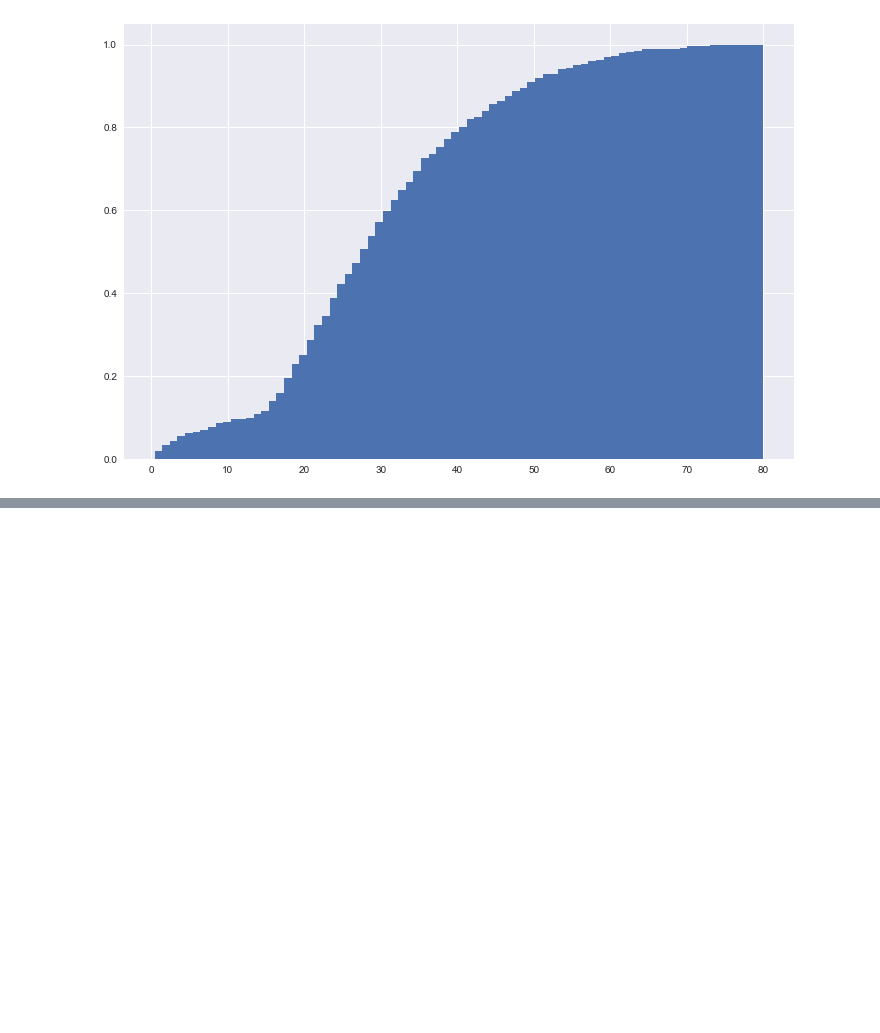
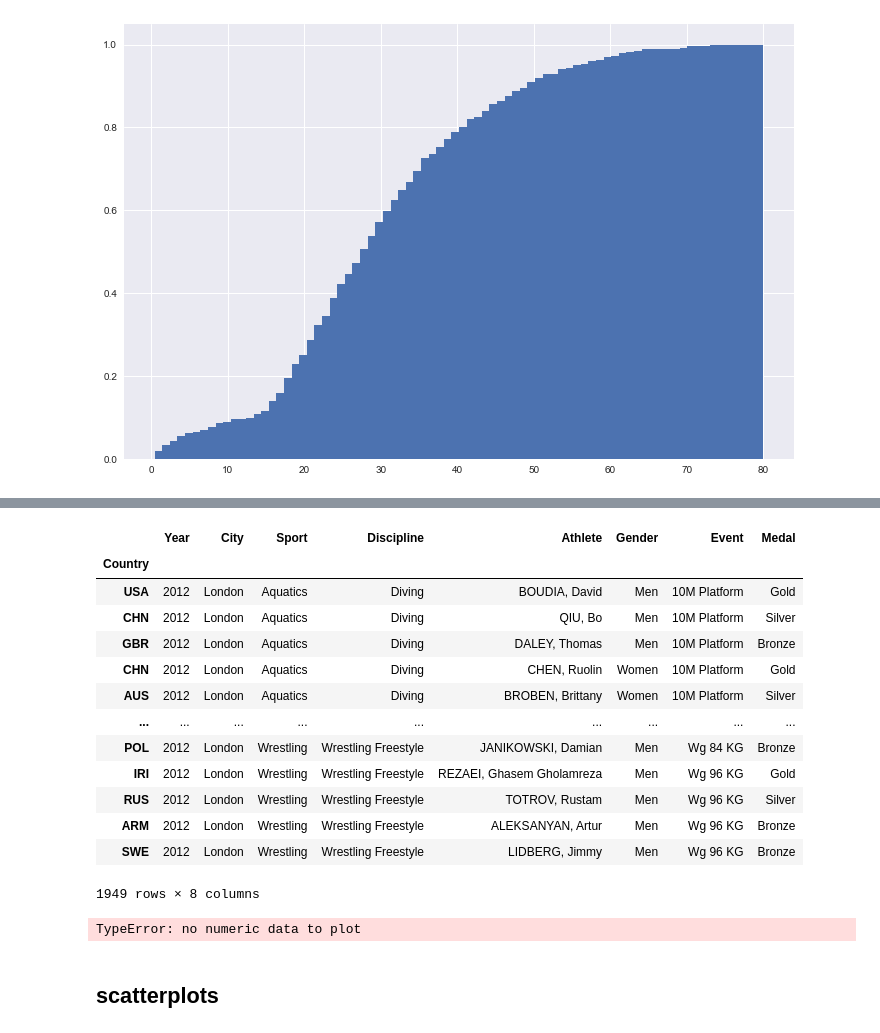
Before and after one commit to HeyThatsViv/Pandas-Udemy-Course, a Jupyter notebook: Vizualization with Matplotlib.ipynb, the cells around one changed output, grey strips where cells are left out. Drawn from its saved outputs; the diff is of its cells as text; code cells hidden in the pictures; blank space fills up the shorter version.

```diff
--- a/Vizualization with Matplotlib.ipynb
+++ b/Vizualization with Matplotlib.ipynb
@@ -171,0 +192,28 @@ plt.show()
+# %%
+summer_2012 = summer[summer.Year==2012]
+# %%
+summer_2012.set_index('Country', inplace=True)
+# %%
+summer_2012
+# %% [output]
+|  | Year | City | Sport | Discipline | Athlete | Gender | Event | Medal |
+| Country |  |  |  |  |  |  |  |  |
+| USA | 2012 | London | Aquatics | Diving | BOUDIA, David | Men | 10M Platform | Gold |
+| CHN | 2012 | London | Aquatics | Diving | QIU, Bo | Men | 10M Platform | Silver |
+| GBR | 2012 | London | Aquatics | Diving | DALEY, Thomas | Men | 10M Platform | Bronze |
+| CHN | 2012 | London | Aquatics | Diving | CHEN, Ruolin | Women | 10M Platform | Gold |
+| AUS | 2012 | London | Aquatics | Diving | BROBEN, Brittany | Women | 10M Platform | Silver |
+| ... | ... | ... | ... | ... | ... | ... | ... | ... |
+| POL | 2012 | London | Wrestling | Wrestling Freestyle | JANIKOWSKI, Damian | Men | Wg 84 KG | Bronze |
+| IRI | 2012 | London | Wrestling | Wrestling Freestyle | REZAEI, Ghasem Gholamreza | Men | Wg 96 KG | Gold |
+| RUS | 2012 | London | Wrestling | Wrestling Freestyle | TOTROV, Rustam | Men | Wg 96 KG | Silver |
+| ARM | 2012 | London | Wrestling | Wrestling Freestyle | ALEKSANYAN, Artur | Men | Wg 96 KG | Bronze |
+| SWE | 2012 | London | Wrestling | Wrestling Freestyle | LIDBERG, Jimmy | Men | Wg 96 KG | Bronze |
+1949 rows × 8 columns
+# %%
+summer_2012.Medal.plot(kind='bar', figsize=(12,8), fontsize=12)
+plt.show()
+# %% [output]
+TypeError: no numeric data to plot
+# %% [markdown]
+## scatterplots
```
Also changed, not shown: parts of 5 cells of this notebook.
